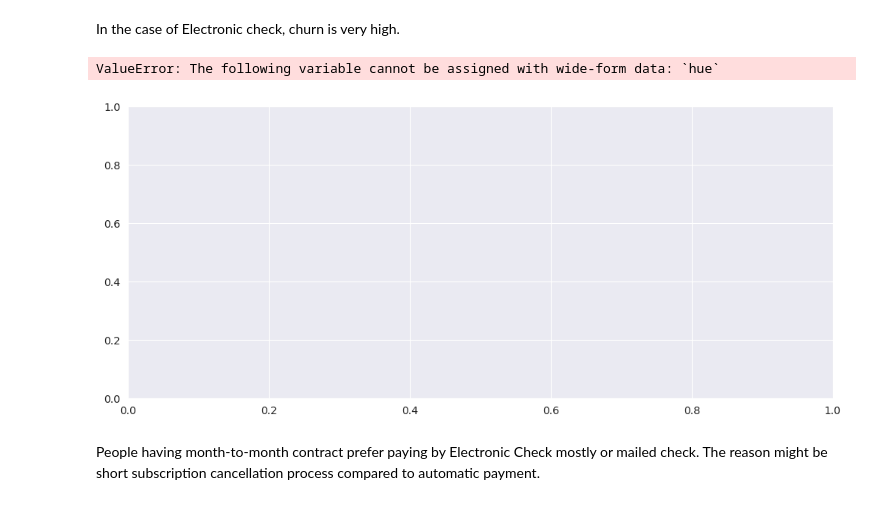
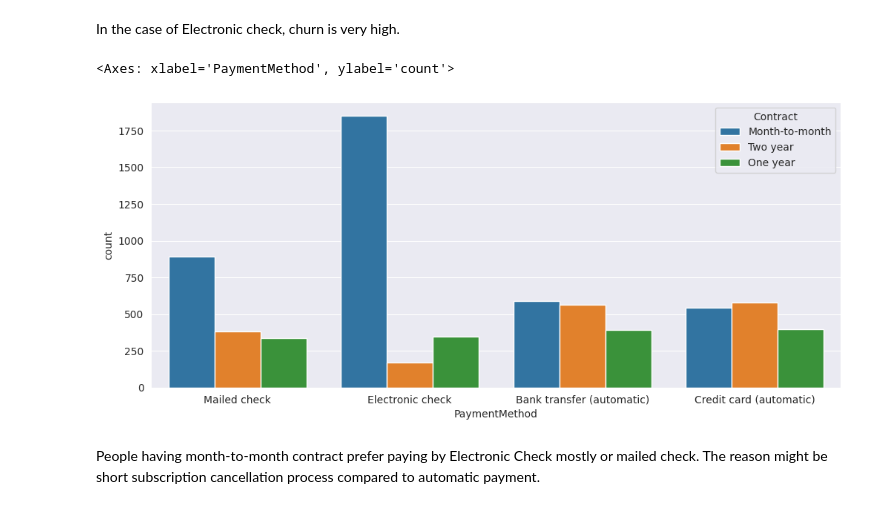
Before and after one commit to aravind2060/Customer-Survival-Analysis-and-Churn-Prediction, a Jupyter notebook: Exploratory Data Analysis.ipynb, the cells around one changed output. Saved outputs shown, nothing was run; the diff lists cells and outputs as text; code cells hidden in the pictures.

Commit message:
Fixed Variable names according to kaggle dataset

```diff
--- a/Exploratory Data Analysis.ipynb
+++ b/Exploratory Data Analysis.ipynb
@@ -463,10 +479,10 @@ ax.set_ylabel('Churn Percentage');
 In the case of Electronic check, churn is very high.
 # %%
 fig, ax = plt.subplots(figsize = (12,5))
-sns.countplot(df.PaymentMethod, hue = df.Contract, ax = ax)
+sns.countplot(x='PaymentMethod', hue = 'Contract',data=df ,ax = ax)
 # %% [output]
-ValueError: The following variable cannot be assigned with wide-form data: `hue`
+<Axes: xlabel='PaymentMethod', ylabel='count'>
-[figure, old version]
+[figure, new version]
 # %% [markdown]
 People having month-to-month contract prefer paying by Electronic Check mostly or mailed check. The reason might be short subscription cancellation process compared to automatic payment.
 # %% [markdown]
```
Also changed, not shown: parts of 13 cells of this notebook.
